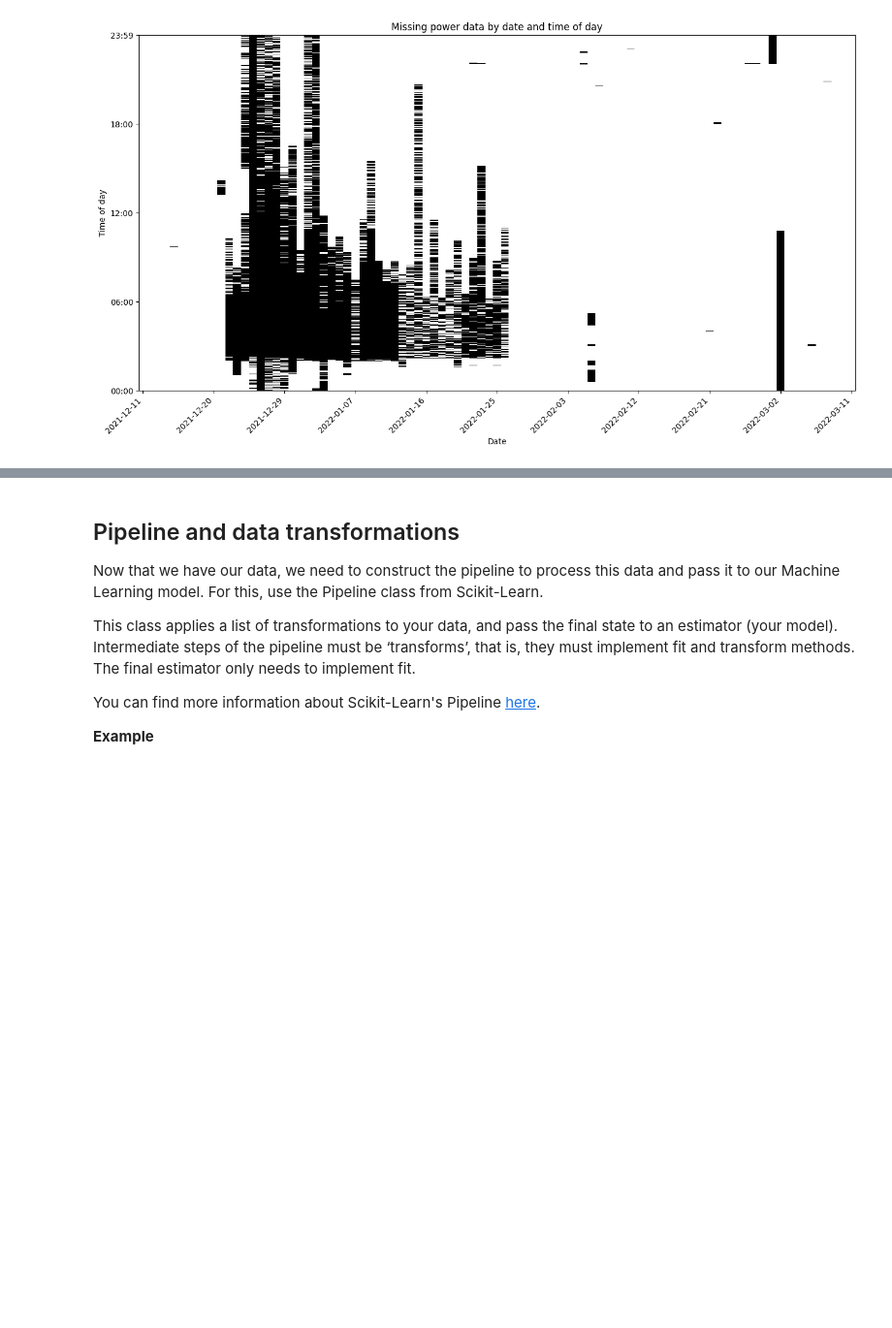
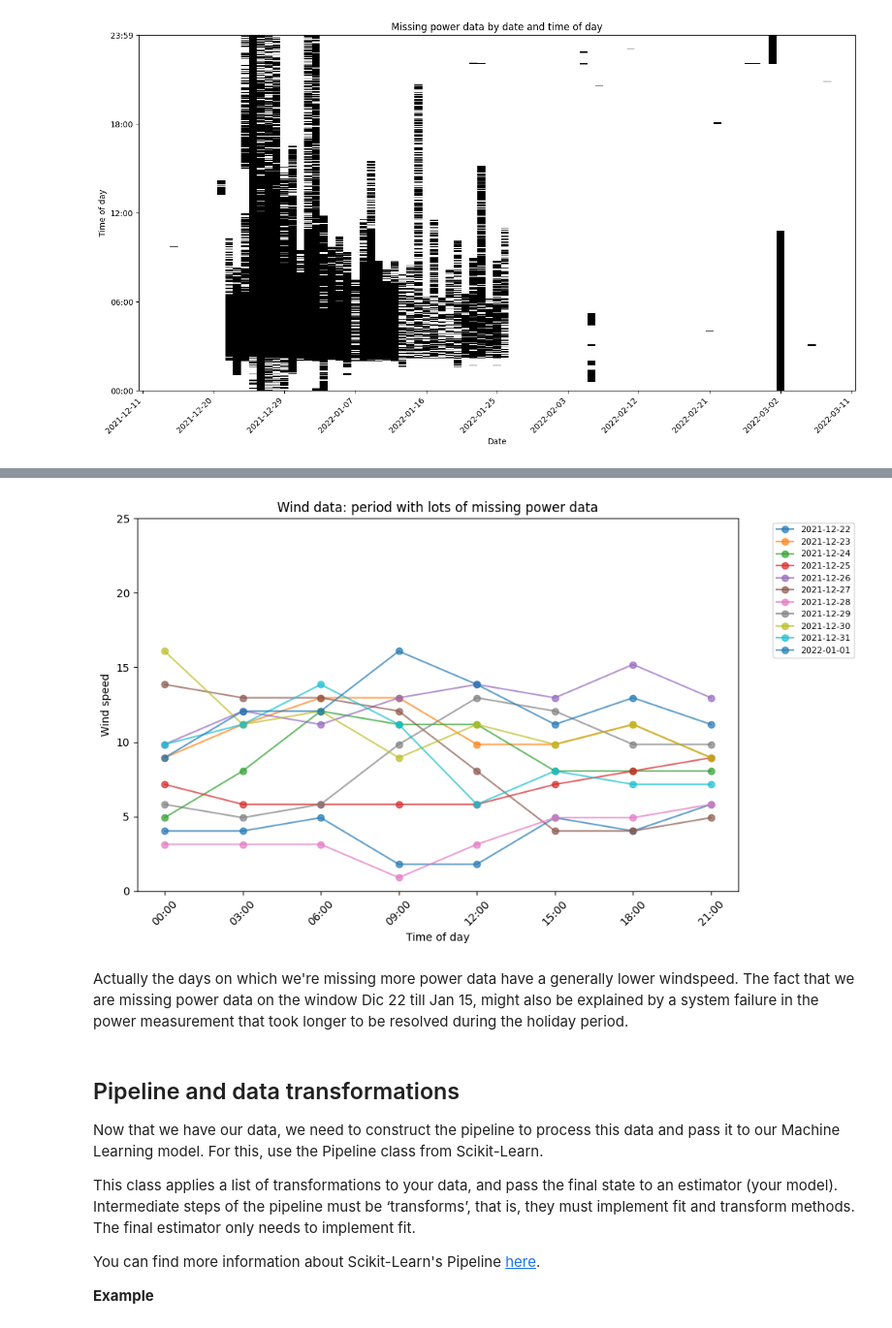
Before and after one commit to maribelpreite/orkney-wind-energy-forecasting, a Jupyter notebook: exploration.ipynb, the cells around one changed output, grey strips where cells are left out. Shown at 97% size. Drawn from its saved outputs; the diff is of its cells as text; code cells hidden in the pictures; blank space fills up the shorter version.

```diff
--- a/exploration.ipynb
+++ b/exploration.ipynb
@@ -397,3 +443,23 @@ plt.show()
+# %%
+missing = wind_df_plot.loc[miss_start:miss_end].copy()
+
+plt.figure(figsize=(10, 6))
+for d, sub in missing.groupby("date"):
+    plt.plot(sub["time"], sub["Speed"], marker="o", alpha=0.7, label=str(d))
+
+plt.xlabel("Time of day")
+plt.ylabel("Wind speed")
+plt.ylim(0, 25)
+plt.yticks(range(0, 26, 5))
+plt.title("Wind data: period with lots of missing power data")
+plt.xticks(rotation=45)
+plt.legend(bbox_to_anchor=(1.05, 1), loc="upper left", fontsize=8)
+plt.tight_layout()
+plt.show()
+# %% [output]
+[figure, added]
+# %% [markdown]
+Actually the days on which we're missing more power data have a generally lower windspeed. The fact that we are missing power data on the window Dic 22 till Jan 15, might also be explained by a system failure in the power measurement that took longer to be resolved during the holiday period.
 # %% [markdown]
 ## Pipeline and data transformations
 
```
Also changed, not shown: parts of 9 cells of this notebook.
